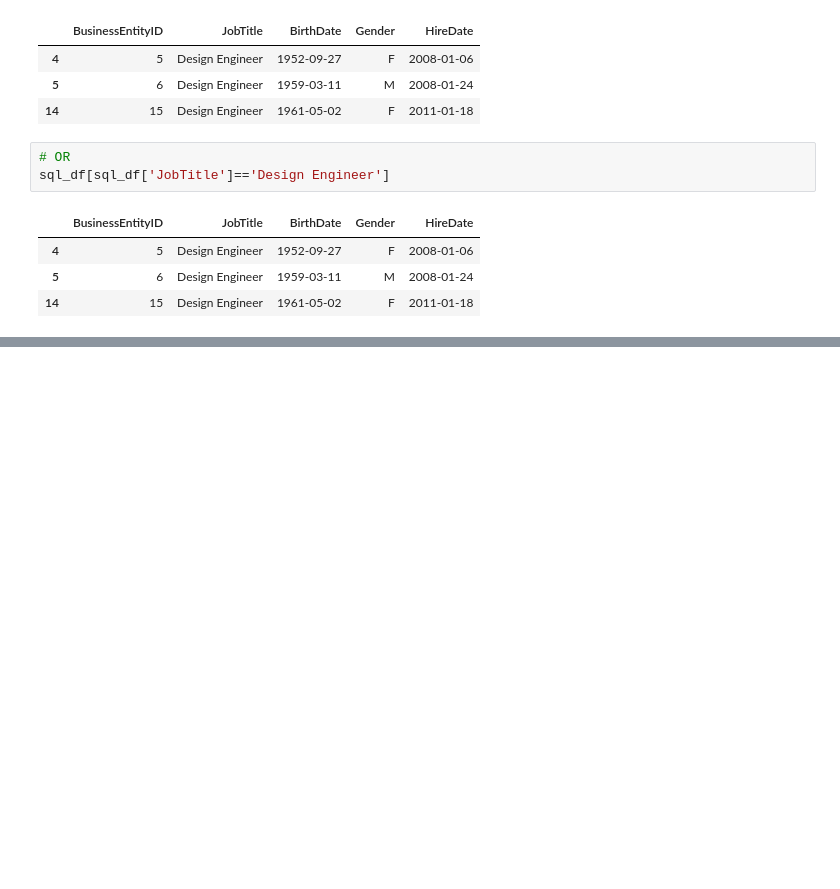
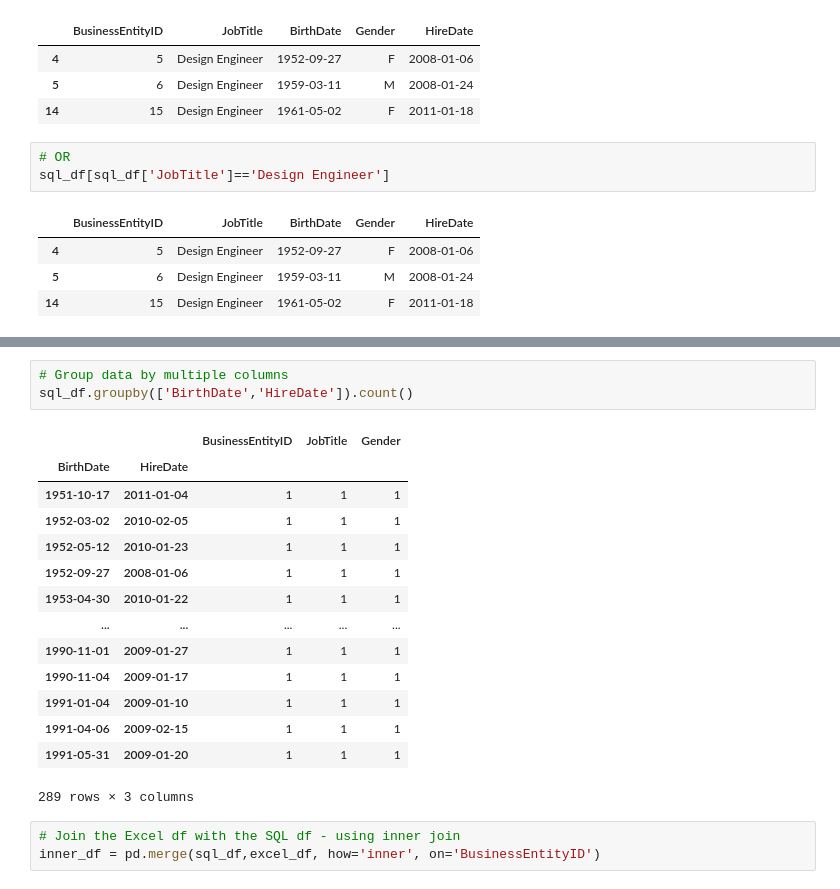
Before and after one commit to JonathanPollyn/Python-Data-Analysis, a Jupyter notebook: NumPy and Pandas/Understanding Pandas DataFrame.ipynb, the cells around one changed output, grey strips where cells are left out. Saved outputs shown, nothing was run; the diff lists cells and outputs as text; blank space fills up the shorter version.

```diff
--- a/NumPy and Pandas/Understanding Pandas DataFrame.ipynb
+++ b/NumPy and Pandas/Understanding Pandas DataFrame.ipynb
@@ -208,0 +246,21 @@ sql_df[sql_df['JobTitle']=='Design Engineer']
+# %%
+# Group data by multiple columns
+sql_df.groupby(['BirthDate','HireDate']).count()
+# %% [output]
+|  |  | BusinessEntityID | JobTitle | Gender |
+| BirthDate | HireDate |  |  |  |
+| 1951-10-17 | 2011-01-04 | 1 | 1 | 1 |
+| 1952-03-02 | 2010-02-05 | 1 | 1 | 1 |
+| 1952-05-12 | 2010-01-23 | 1 | 1 | 1 |
+| 1952-09-27 | 2008-01-06 | 1 | 1 | 1 |
+| 1953-04-30 | 2010-01-22 | 1 | 1 | 1 |
+| ... | ... | ... | ... | ... |
+| 1990-11-01 | 2009-01-27 | 1 | 1 | 1 |
+| 1990-11-04 | 2009-01-17 | 1 | 1 | 1 |
+| 1991-01-04 | 2009-01-10 | 1 | 1 | 1 |
+| 1991-04-06 | 2009-02-15 | 1 | 1 | 1 |
+| 1991-05-31 | 2009-01-20 | 1 | 1 | 1 |
+289 rows × 3 columns
+# %%
+# Join the Excel df with the SQL df - using inner join
+inner_df = pd.merge(sql_df,excel_df, how='inner', on='BusinessEntityID')
```
Also changed, not shown: parts of 18 cells of this notebook, 1 other file.
